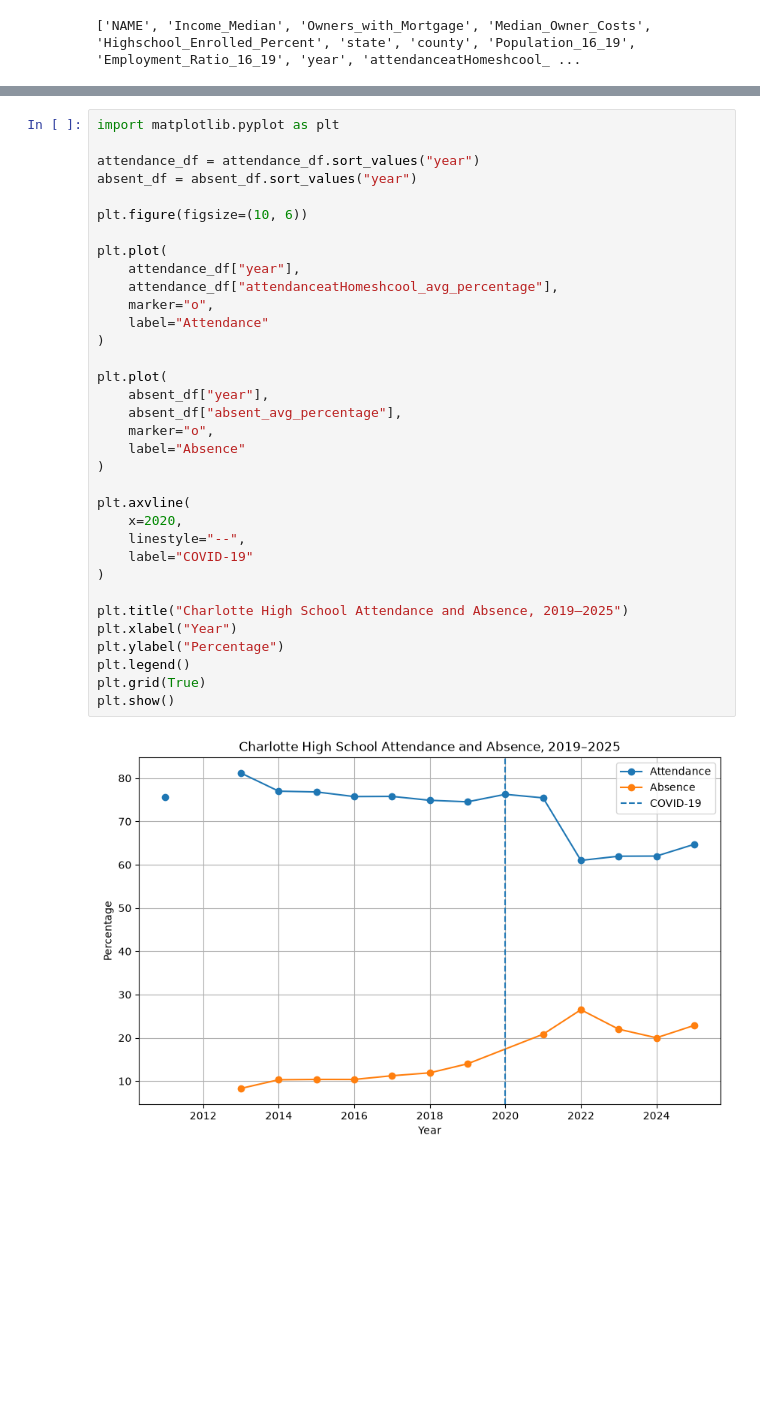
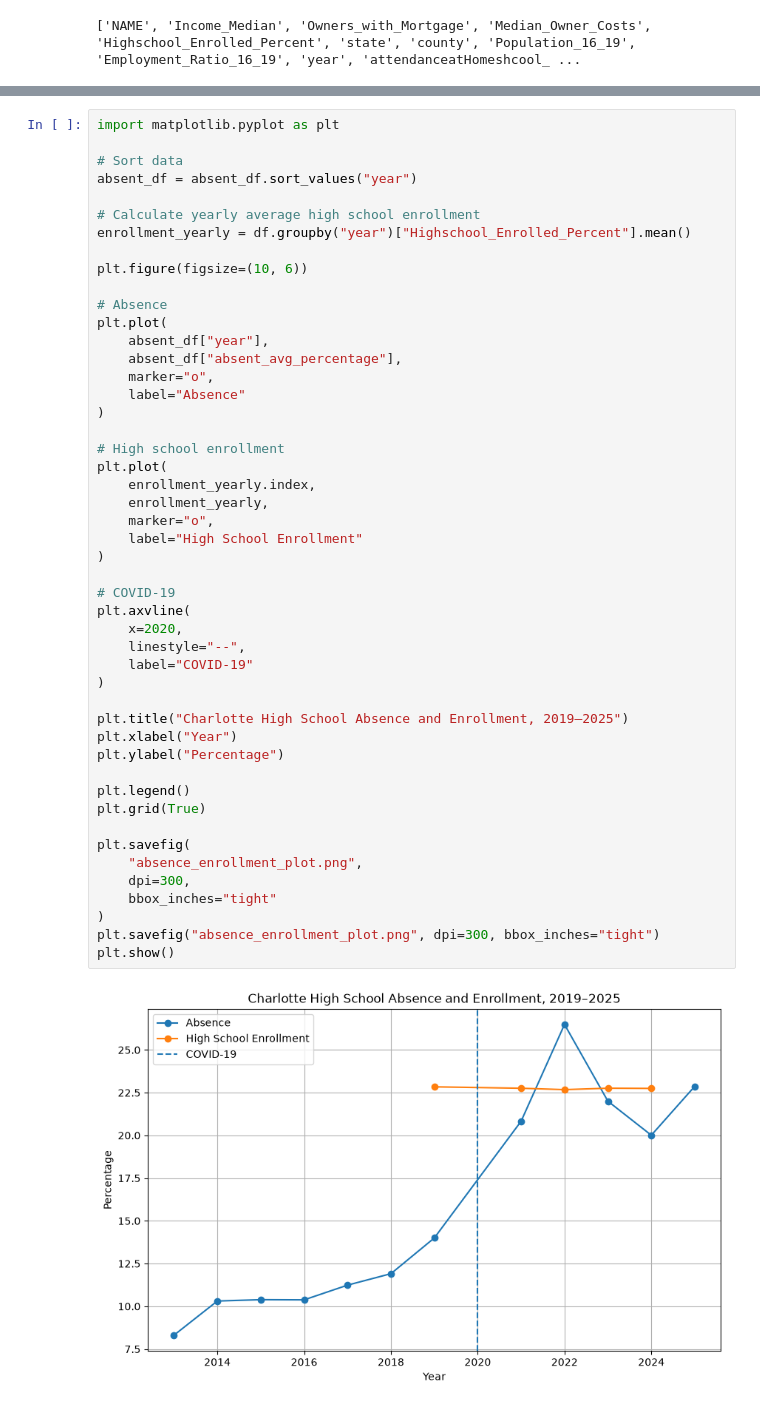
Before and after one commit to MassSarcasm/Highschool-Attendance-Post-Covid-19-Analysis, a Jupyter notebook: Project_Attendance.ipynb, the cells around one changed output, grey strips where cells are left out. Saved outputs shown, nothing was run; the diff lists cells and outputs as text; blank space fills up the shorter version.

```diff
--- a/Project_Attendance.ipynb
+++ b/Project_Attendance.ipynb
@@ -276,39 +276,53 @@ correlation_matrix
 # %%
 import matplotlib.pyplot as plt
 
-attendance_df = attendance_df.sort_values("year")
+# Sort data
 absent_df = absent_df.sort_values("year")
+
+# Calculate yearly average high school enrollment
+enrollment_yearly = df.groupby("year")["Highschool_Enrolled_Percent"].mean()
 
 plt.figure(figsize=(10, 6))
 
-plt.plot(
-    attendance_df["year"],
-    attendance_df["attendanceatHomeshcool_avg_percentage"],
-    marker="o",
-    label="Attendance"
-)
-
+# Absence
 plt.plot(
     absent_df["year"],
     absent_df["absent_avg_percentage"],
     marker="o",
     label="Absence"
 )
 
+# High school enrollment
+plt.plot(
+    enrollment_yearly.index,
+    enrollment_yearly,
+    marker="o",
+    label="High School Enrollment"
+)
+
+# COVID-19
 plt.axvline(
     x=2020,
     linestyle="--",
     label="COVID-19"
 )
 
-plt.title("Charlotte High School Attendance and Absence, 2019–2025")
+plt.title("Charlotte High School Absence and Enrollment, 2019–2025")
 plt.xlabel("Year")
 plt.ylabel("Percentage")
+
 plt.legend()
 plt.grid(True)
+
+plt.savefig(
+    "absence_enrollment_plot.png",
+    dpi=300,
+    bbox_inches="tight"
+)
+plt.savefig("absence_enrollment_plot.png", dpi=300, bbox_inches="tight")
 plt.show()
 # %% [output]
-[figure, old version]
+[figure, new version]
 # %%
 
 # Creates an indexed plot for the economic conditions and teen employment data, using 2019 as the baseline (100) because theres idfference measured values.
```
Also changed, not shown: parts of 1 cell of this notebook.
